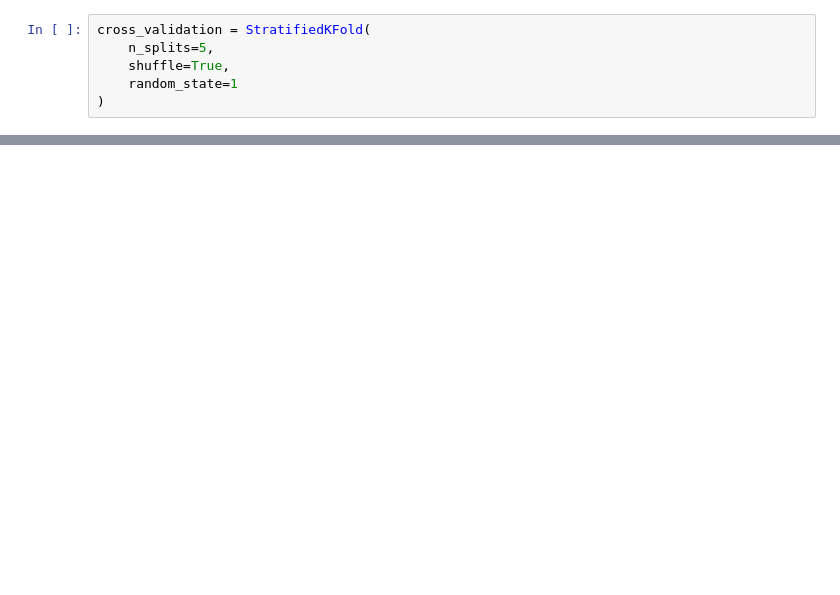
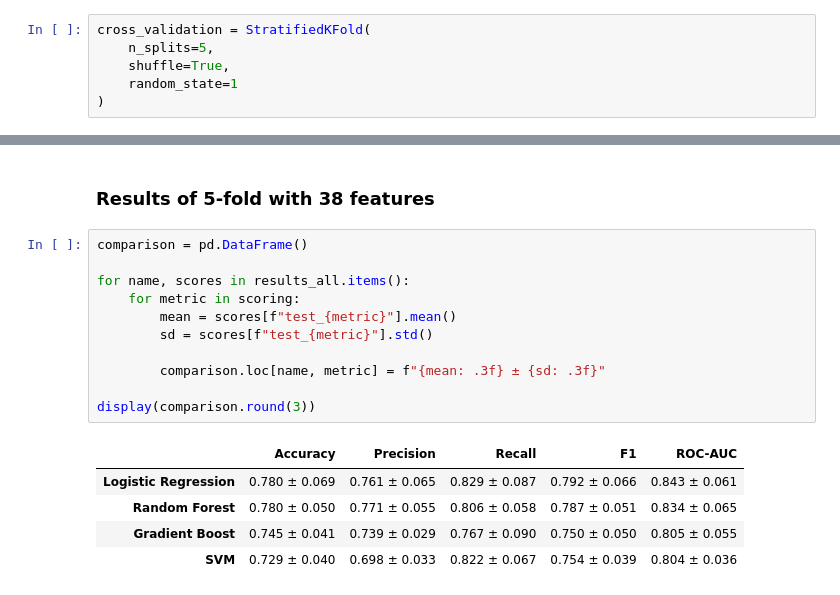
Before and after one commit to esoey/DAT540-Project, a Jupyter notebook: project_gd.ipynb, the cells around one changed output, grey strips where cells are left out. Drawn from its saved outputs; the diff is of its cells as text; blank space fills up the shorter version.

```diff
--- a/project_gd.ipynb
+++ b/project_gd.ipynb
@@ -431,0 +429,19 @@ cross_validation = StratifiedKFold(
+# %% [markdown]
+### Results of 5-fold with 38 features
+# %%
+comparison = pd.DataFrame()
+
+for name, scores in results_all.items():
+    for metric in scoring:
+        mean = scores[f"test_{metric}"].mean()
+        sd = scores[f"test_{metric}"].std()
+
+        comparison.loc[name, metric] = f"{mean: .3f} ± {sd: .3f}"
+
+display(comparison.round(3))
+# %% [output]
+|  | Accuracy | Precision | Recall | F1 | ROC-AUC |
+| Logistic Regression | 0.780 ± 0.069 | 0.761 ± 0.065 | 0.829 ± 0.087 | 0.792 ± 0.066 | 0.843 ± 0.061 |
+| Random Forest | 0.780 ± 0.050 | 0.771 ± 0.055 | 0.806 ± 0.058 | 0.787 ± 0.051 | 0.834 ± 0.065 |
+| Gradient Boost | 0.745 ± 0.041 | 0.739 ± 0.029 | 0.767 ± 0.090 | 0.750 ± 0.050 | 0.805 ± 0.055 |
+| SVM | 0.729 ± 0.040 | 0.698 ± 0.033 | 0.822 ± 0.067 | 0.754 ± 0.039 | 0.804 ± 0.036 |
```
Also changed, not shown: parts of 20 cells of this notebook.
